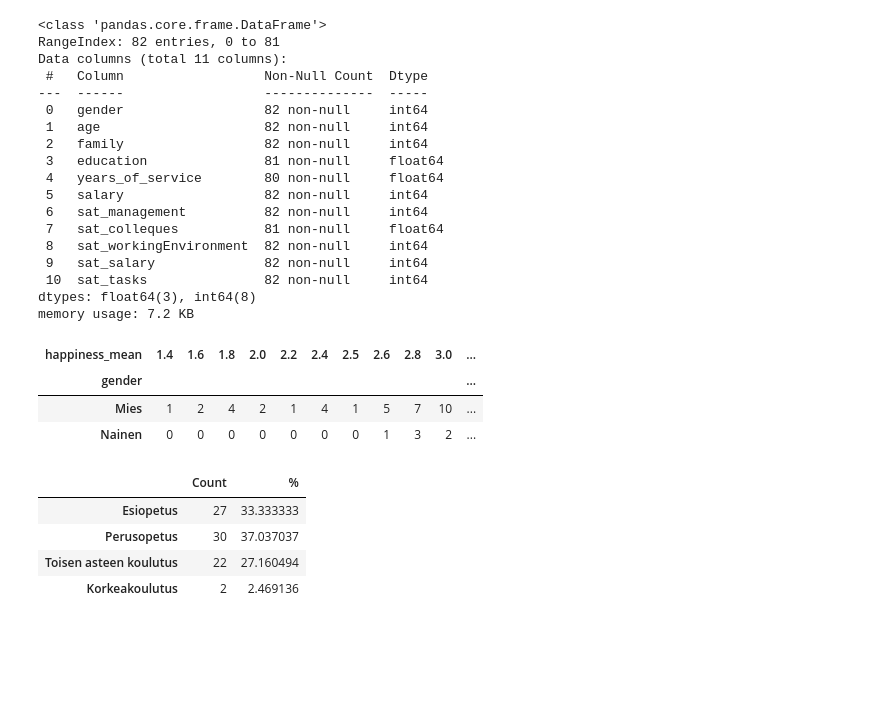
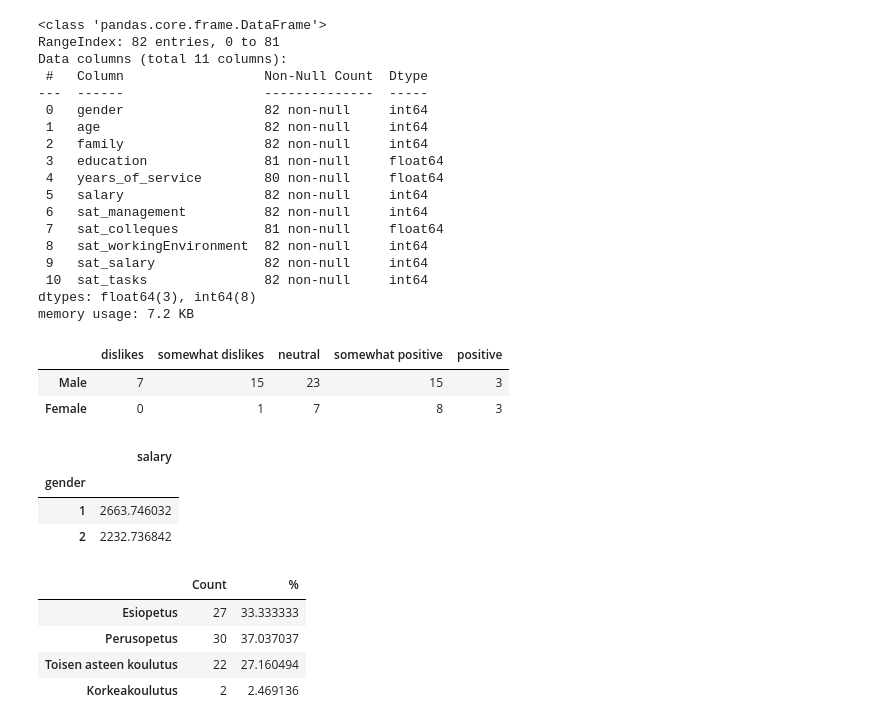
Before and after one commit to YSPLS/Tiedonk-sittely-pythonilla, a Jupyter notebook: code/project.ipynb, the cells around one changed output. Cells and saved outputs as stored; diff of their text form; code cells hidden in the pictures; blank space fills up the shorter version.

```diff
--- a/code/project.ipynb
+++ b/code/project.ipynb
@@ -47,25 +47,25 @@ Data columns (total 11 columns):
  10  sat_tasks               82 non-null     int64
 dtypes: float64(3), int64(8)
 memory usage: 7.2 KB
-# %%
-df1=pd.DataFrame(df)
-happiness_columns = ['sat_management', 'sat_colleques', 'sat_workingEnvironment', 'sat_salary', 'sat_tasks']
-df1['happiness_mean'] = df1[happiness_columns].mean(axis=1)
-df['gender'] = df['gender'].map({1: 'Mies', 2: 'Nainen'})
-df1 = pd.crosstab(df1['gender'], df1['happiness_mean'])
-df1
-
-
-##df1=pd.DataFrame(df)
-##happiness_columns = ['sat_management', 'sat_colleques', 'sat_workingEnvironment', 'sat_salary', 'sat_tasks']
-##df1['happiness_mean'] = df1[happiness_columns].mean(axis=1)
-##df1=pd.crosstab
-##df1
-# %% [output]
-| happiness_mean | 1.4 | 1.6 | 1.8 | 2.0 | 2.2 | 2.4 | 2.5 | 2.6 | 2.8 | 3.0 | ... |
-| gender |  |  |  |  |  |  |  |  |  |  | ... |
-| Mies | 1 | 2 | 4 | 2 | 1 | 4 | 1 | 5 | 7 | 10 | ... |
-| Nainen | 0 | 0 | 0 | 0 | 0 | 0 | 0 | 1 | 3 | 2 | ... |
+# %%
+df1=pd.DataFrame(df)
+df1.name = 'Management opinions'
+df1=pd.crosstab(df1['gender'], df1['sat_management'])
+df1.columns=['dislikes', 'somewhat dislikes', 'neutral', 'somewhat positive', 'positive']
+df1.index = ['Male', 'Female']
+df1
+# %% [output]
+|  | dislikes | somewhat dislikes | neutral | somewhat positive | positive |
+| Male | 7 | 15 | 23 | 15 | 3 |
+| Female | 0 | 1 | 7 | 8 | 3 |
+# %%
+grouped_df = df.groupby('gender')[['salary']].mean()
+grouped_df
+# %% [output]
+|  | salary |
+| gender |  |
+| 1 | 2663.746032 |
+| 2 | 2232.736842 |
 # %%
 #SAMILLE KOLUMNIT (FAMILY JA YEARS_OF_SERVICE) MINÄ IIRO OTAN (EDUCATION JA SALARY)
 #oisko mitään jos df1=gender, df2=ikä, df3=family, df4=education jne.
```
